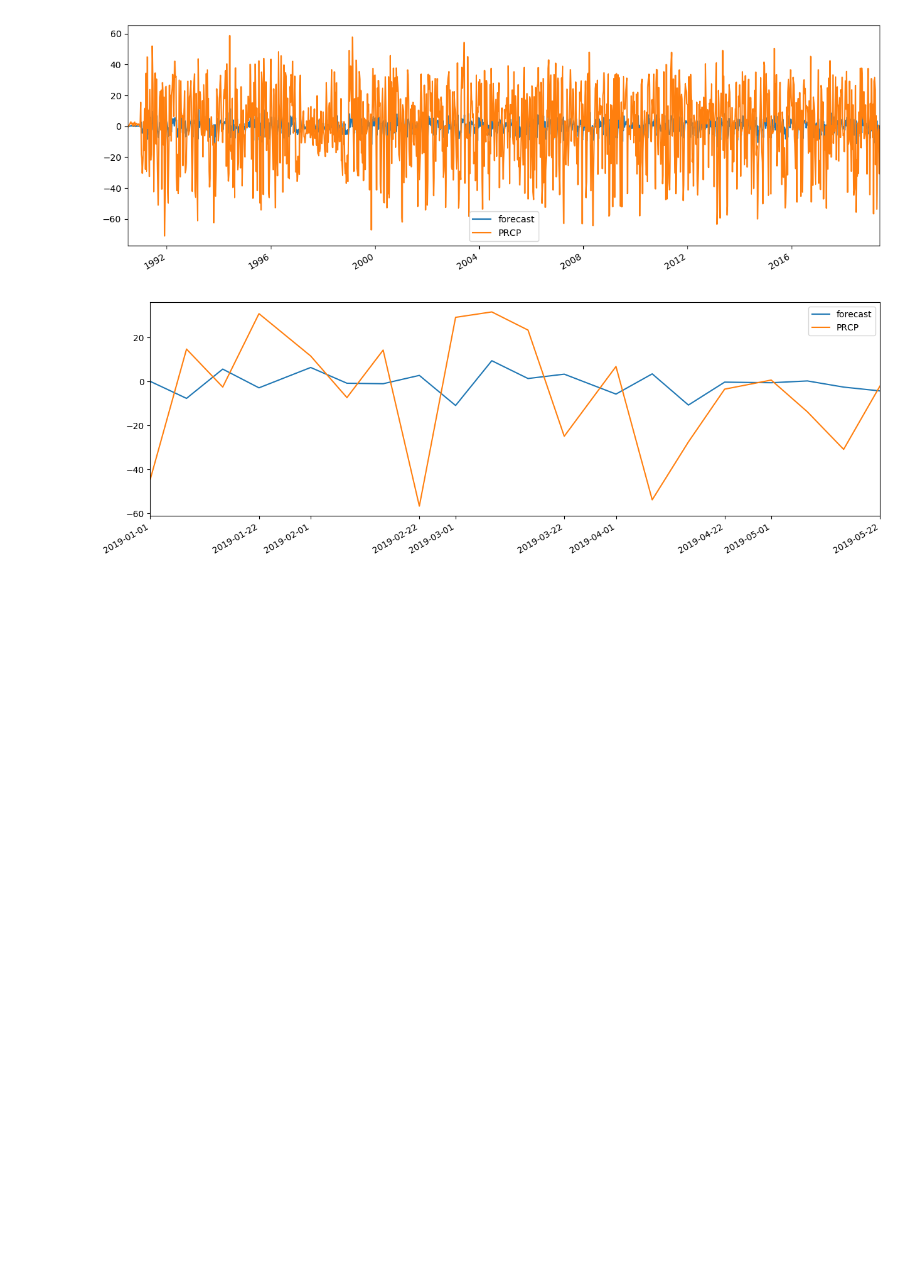
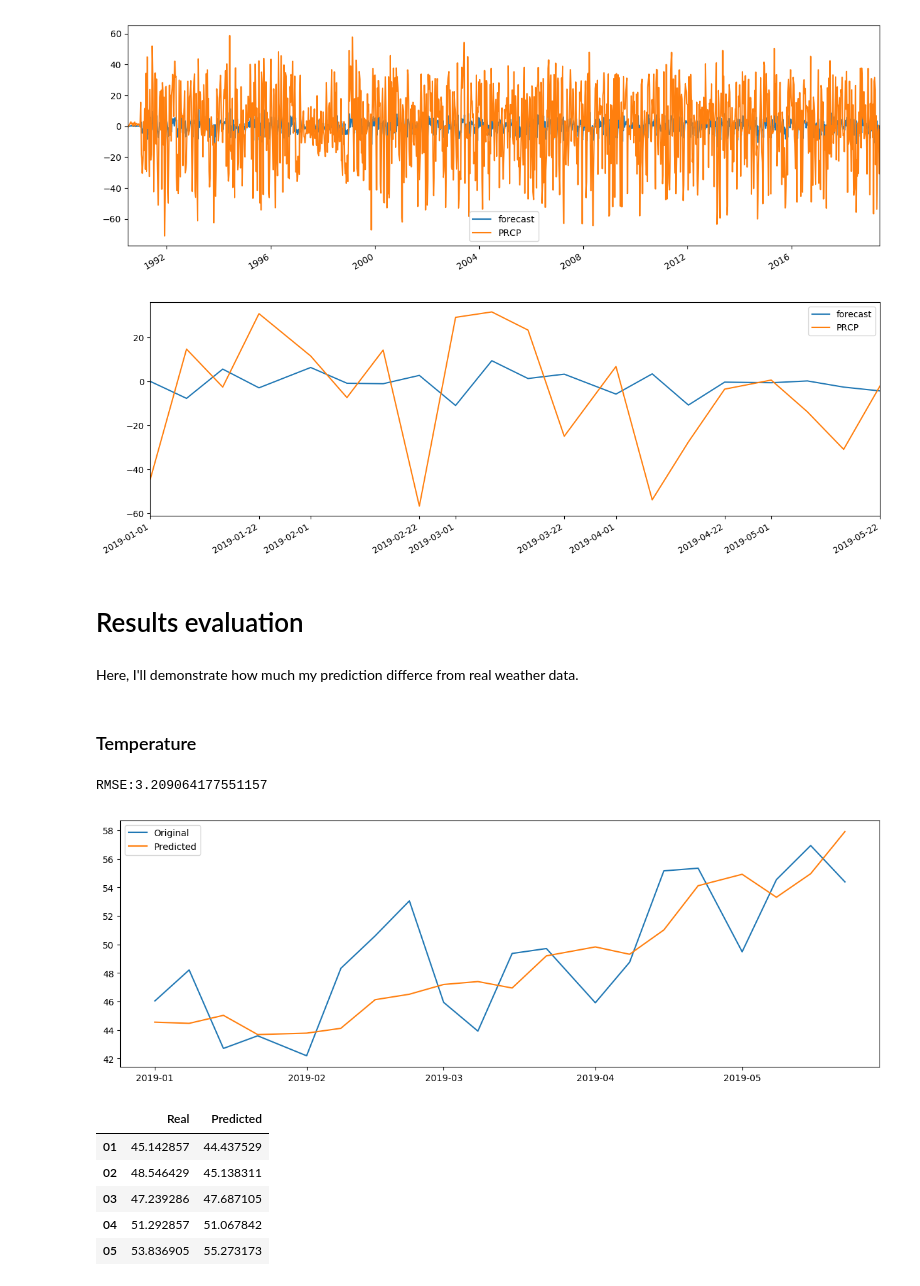
Before and after one commit to franchukpetro/Forest-fires-influence-analysis, a Jupyter notebook: analysis/london_analysis.ipynb, the cells around one changed output. Cells and saved outputs as stored; diff of their text form; code cells hidden in the pictures; blank space fills up the shorter version.

Commit message:
Results evaluation added

```diff
--- a/analysis/london_analysis.ipynb
+++ b/analysis/london_analysis.ipynb
@@ -71,7 +71,7 @@ def decompose(ts, freq):
     plt.legend(loc='upper left')
 
     plt.tight_layout()
-    return residual
+    return (residual, trend, seasonal)
 # %% [markdown]
 ## Temperature
 # %%
@@ -97,7 +97,8 @@ To predict weather data for 2019 year, we will use ARIMA model.To do that we nee
 __Decomposing__
 # %%
 # 48, cause there are 4 weeks for each month, and there are 12 month, so period should be 4*12 = 48
-temp_res = decompose(temp, 48)
+temp_results = decompose(temp, 48)
+temp_res = temp_results[0]
 # %% [output]
 [figure]
 # %%
@@ -568,3 +573,58 @@ prcp_model_fit.plot_predict(start="2019-01-01"  ,dynamic=False)
 plt.show()
 # %% [output]
 [figure]
+# %% [markdown]
+# Results evaluation
+# %% [markdown]
+Here, I'll demonstrate how much my prediction differce from real weather data.
+# %%
+from sklearn.metrics import mean_squared_error
+
+def plot_results(original, model_fit, decom_results):
+
+    forecast = model_fit.predict(start="2019-01-01")
+    trend = decom_results[1].loc["2019-01-01":"2019-05-23",]
+    season = decom_results[2].loc["2019-01-01":"2019-05-23",]
+
+    predicted = forecast + trend + season
+
+    months = sorted(list({str(date)[5:7] for date in original.index}))
+
+    predicted_results, original_results = [], []
+
+    for month in months:
+        or_total, pred_total = 0, 0
+        c = 0
+        for indx in original.index:
+            if str(indx)[5:7] == month:
+                or_total += original[indx]
+                pred_total += predicted[indx]
+                c += 1
+        predicted_results.append(pred_total / c)
+        original_results.append(or_total / c)
+
+    results = pd.DataFrame(data={'Real':original_results, 'Predicted':predicted_results},
+                           index=months)
+
+    print("RMSE:{}\n\n".format(mean_squared_error(original, predicted)**0.5))
+
+    plt.plot(original)
+    plt.plot(predicted)
+    plt.legend(["Original", "Predicted"], loc='upper left')
+    plt.show()
+
+
+    return results
+# %% [markdown]
+### Temperature
+# %%
+plot_results(temp.loc["2019-01-01":"2019-05-23",], temp_model_fit, temp_results)
+# %% [output]
+RMSE:3.209064177551157
+[figure, added]
+|  | Real | Predicted |
+| 01 | 45.142857 | 44.437529 |
+| 02 | 48.546429 | 45.138311 |
+| 03 | 47.239286 | 47.687105 |
+| 04 | 51.292857 | 51.067842 |
+| 05 | 53.836905 | 55.273173 |
```
Also changed, not shown: parts of 12 cells of this notebook, 3 other files.
